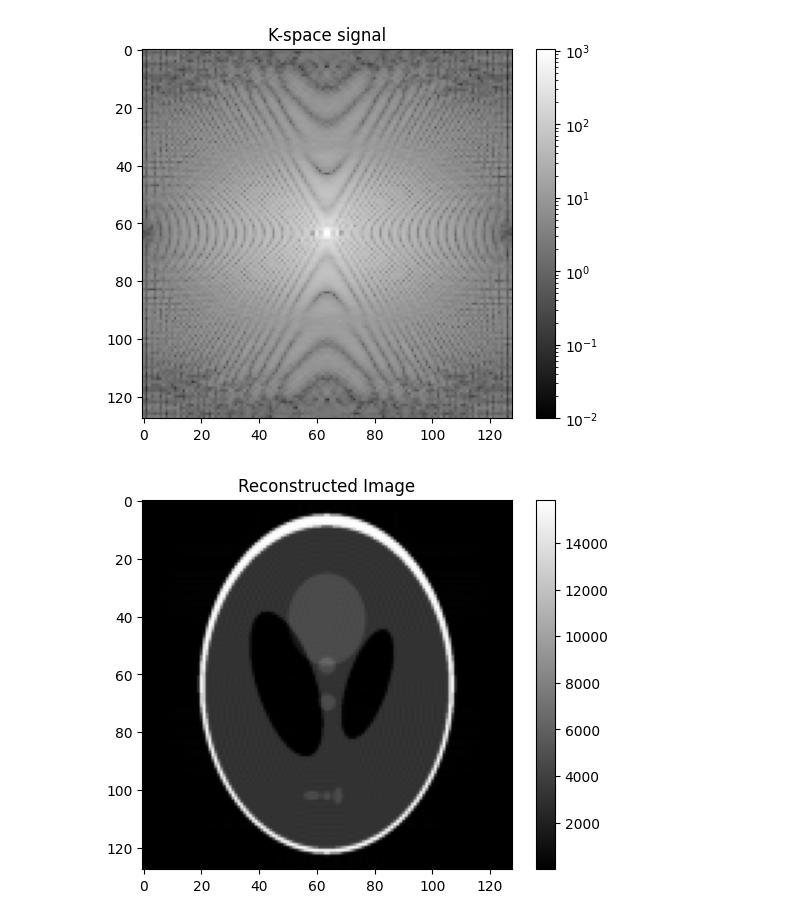
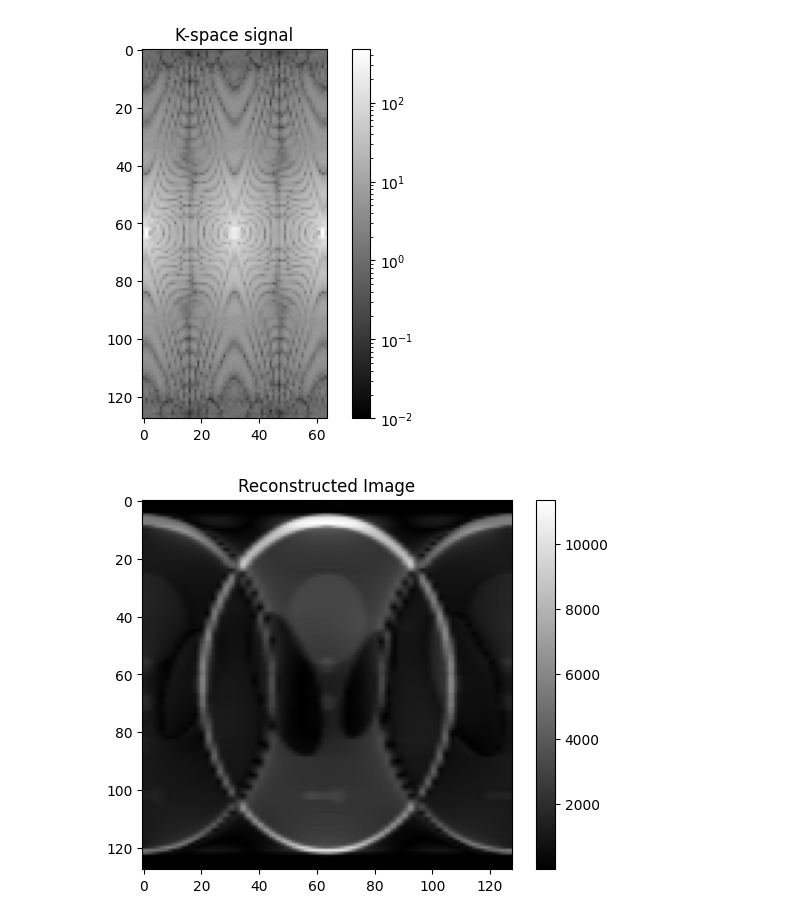
Before and after one commit to MaxStrey/Martinos_MR, a Jupyter notebook: Martinos_project/phantom_generation/phantom_9.ipynb, the cells around one changed output. Drawn from its saved outputs; the diff is of its cells as text; code cells hidden in the pictures.

```diff
--- a/Martinos_project/phantom_generation/phantom_9.ipynb
+++ b/Martinos_project/phantom_generation/phantom_9.ipynb
@@ -24,7 +24,7 @@ plt.show()
 
 # K-space size
 Nx = 128
-Ny = 128
+Ny = 32
 
 phantom_1 = resize(phantom, (Nx, Ny))
 
@@ -87,36 +87,40 @@ plt.title('K-space signal')
 plt.colorbar()
 plt.show()
 # %% [output]
-[figure, old version]
+[figure, new version]
 # %%
 x_values_1 = np.linspace(-FOV / 2, FOV / 2, Nx)
 y_values_1 = np.linspace(-FOV / 2, FOV / 2, Ny)
 
 
 def inverse_fourier_2d(k_space):
     # Allocate a space for the output image
     image = np.zeros((Nx, Ny), dtype=np.complex128)
 
     # Create a grid of k-space indices
     i_values, j_values = np.meshgrid(np.arange(Nx), np.arange(Ny), indexing='ij')
 
     # Iterate through each pixel in k-space
     for m in range(Nx):
         for n in range(Ny):
             # Calculate the inverse Fourier transform using vectorized operations
             image[m, n] = np.sum(k_space * np.exp(1j * (kx_values[i_values] * x_values_1[m] + ky_values[j_values] * y_values_1[n])))
 
     return image
 
 
 # Apply the inverse Fourier transform to the k-space data
 reconstructed_image = inverse_fourier_2d(k_space)
 
+
+reconstructed_image = resize(np.abs(reconstructed_image), (N_spinsx, N_spinsy))
+
+
 # Plot the absolute value of the reconstructed image
 plt.figure()
-plt.imshow(np.abs(reconstructed_image), cmap='gray')
+plt.imshow(reconstructed_image, cmap='gray')
 plt.colorbar()
 plt.title('Reconstructed Image')
 plt.show()
 # %% [output]
-[figure, old version]
+[figure, new version]
```
Also changed, not shown: parts of 1 cell of this notebook, 4 other files.
